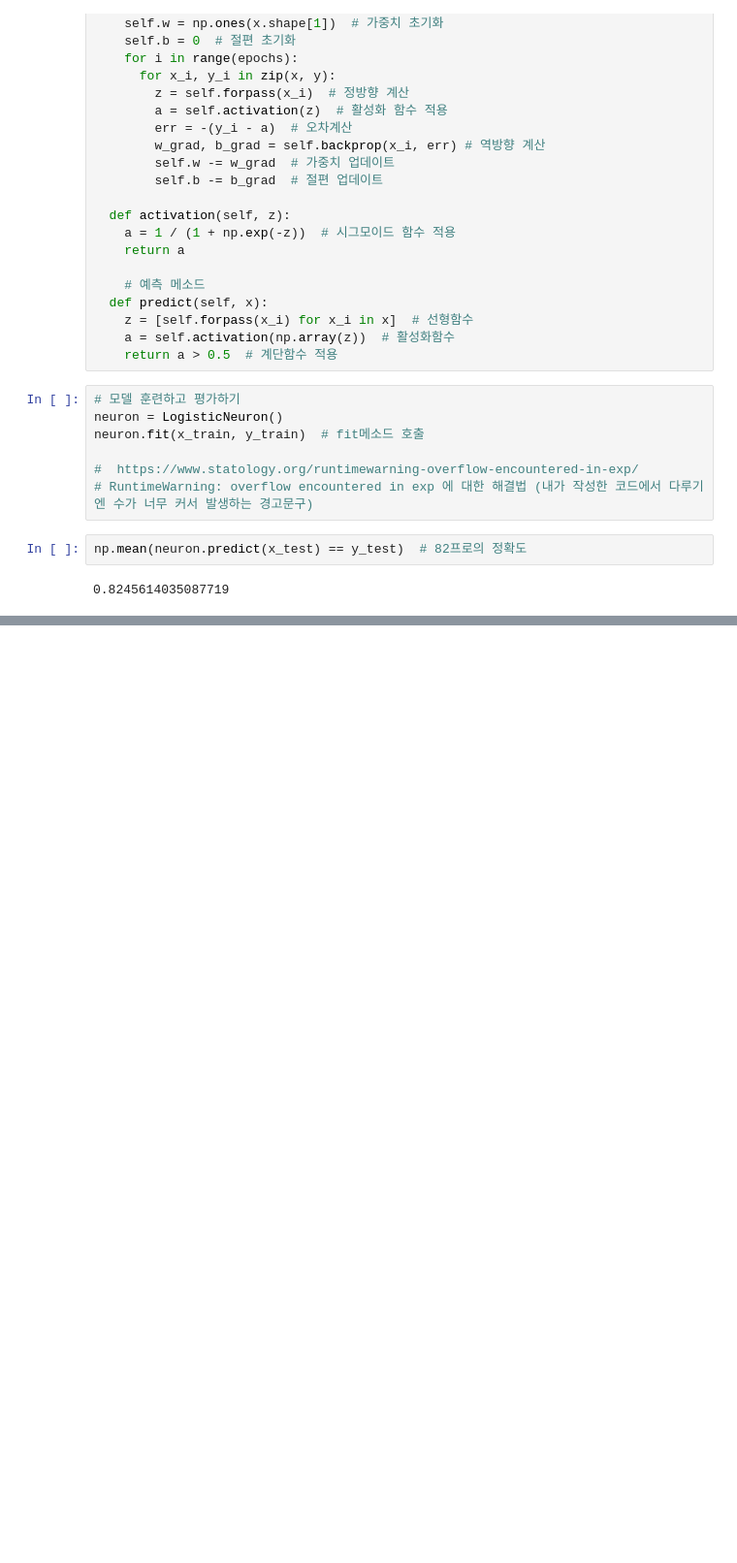
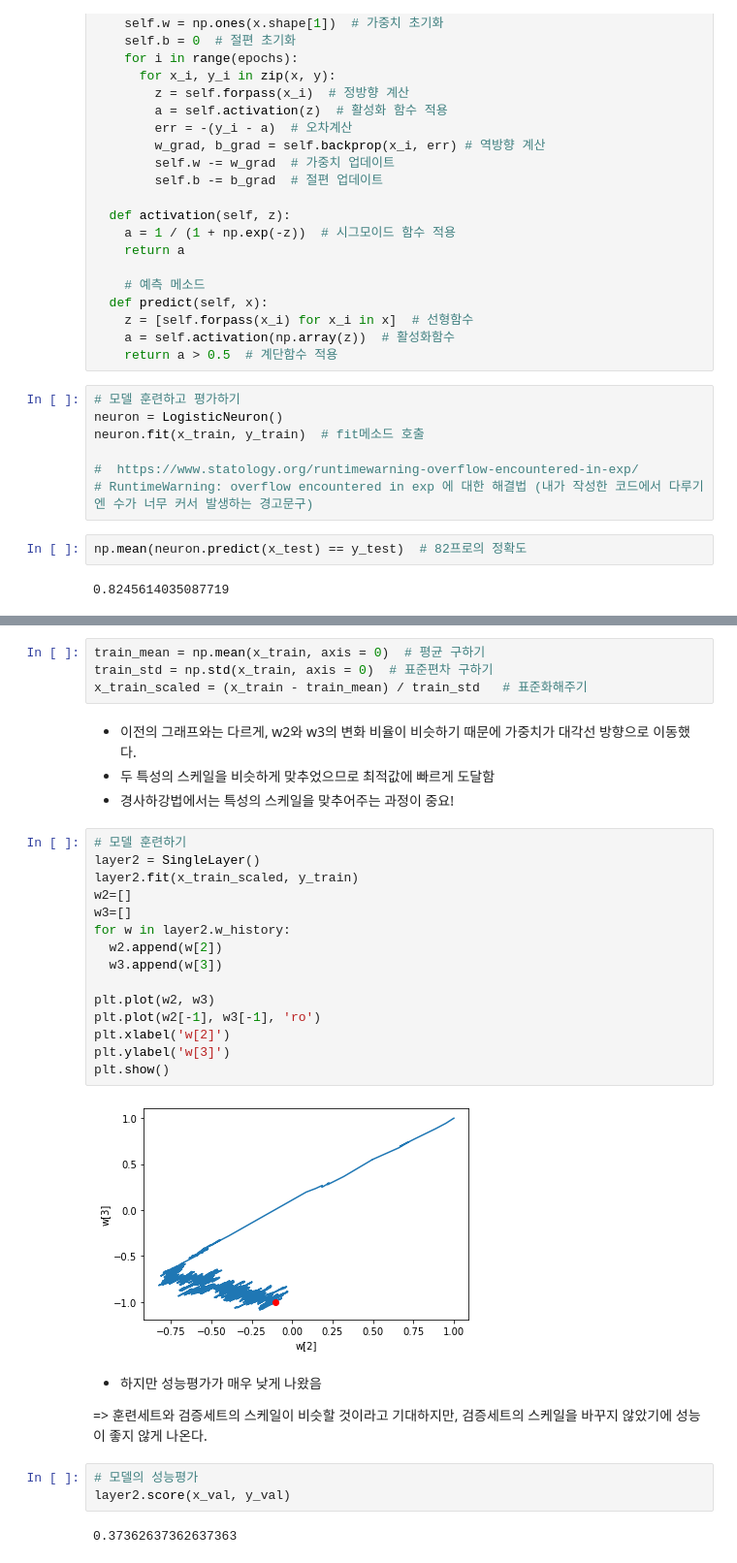
Before and after one commit to ChaeyeonHan/ML_Study, a Jupyter notebook: 이진분류(유방암_데이터).ipynb, the cells around one changed output, grey strips where cells are left out. Shown at 97% size. Drawn from its saved outputs; the diff is of its cells as text; blank space fills up the shorter version.

```diff
--- a/이진분류(유방암_데이터).ipynb
+++ b/이진분류(유방암_데이터).ipynb
@@ -127,0 +292,34 @@ np.mean(neuron.predict(x_test) == y_test)  # 82프로의 정확도
+# %%
+train_mean = np.mean(x_train, axis = 0)  # 평균 구하기
+train_std = np.std(x_train, axis = 0)  # 표준편차 구하기
+x_train_scaled = (x_train - train_mean) / train_std   # 표준화해주기
+# %% [markdown]
+- 이전의 그래프와는 다르게, w2와 w3의 변화 비율이 비슷하기 때문에 가중치가 대각선 방향으로 이동했다.
+- 두 특성의 스케일을 비슷하게 맞추었으므로 최적값에 빠르게 도달함
+- 경사하강법에서는 특성의 스케일을 맞추어주는 과정이 중요!
+# %%
+# 모델 훈련하기
+layer2 = SingleLayer()
+layer2.fit(x_train_scaled, y_train)
+w2=[]
+w3=[]
+for w in layer2.w_history:
+  w2.append(w[2])
+  w3.append(w[3])
+
+plt.plot(w2, w3)
+plt.plot(w2[-1], w3[-1], 'ro')
+plt.xlabel('w[2]')
+plt.ylabel('w[3]')
+plt.show()
+# %% [output]
+[figure, added]
+# %% [markdown]
+- 하지만 성능평가가 매우 낮게 나왔음
+
+=> 훈련세트와 검증세트의 스케일이 비슷할 것이라고 기대하지만, 검증세트의 스케일을 바꾸지 않았기에 성능이 좋지 않게 나온다.
+# %%
+# 모델의 성능평가
+layer2.score(x_val, y_val)
+# %% [output]
+0.37362637362637363
```
Also changed, not shown: parts of 17 cells of this notebook.
